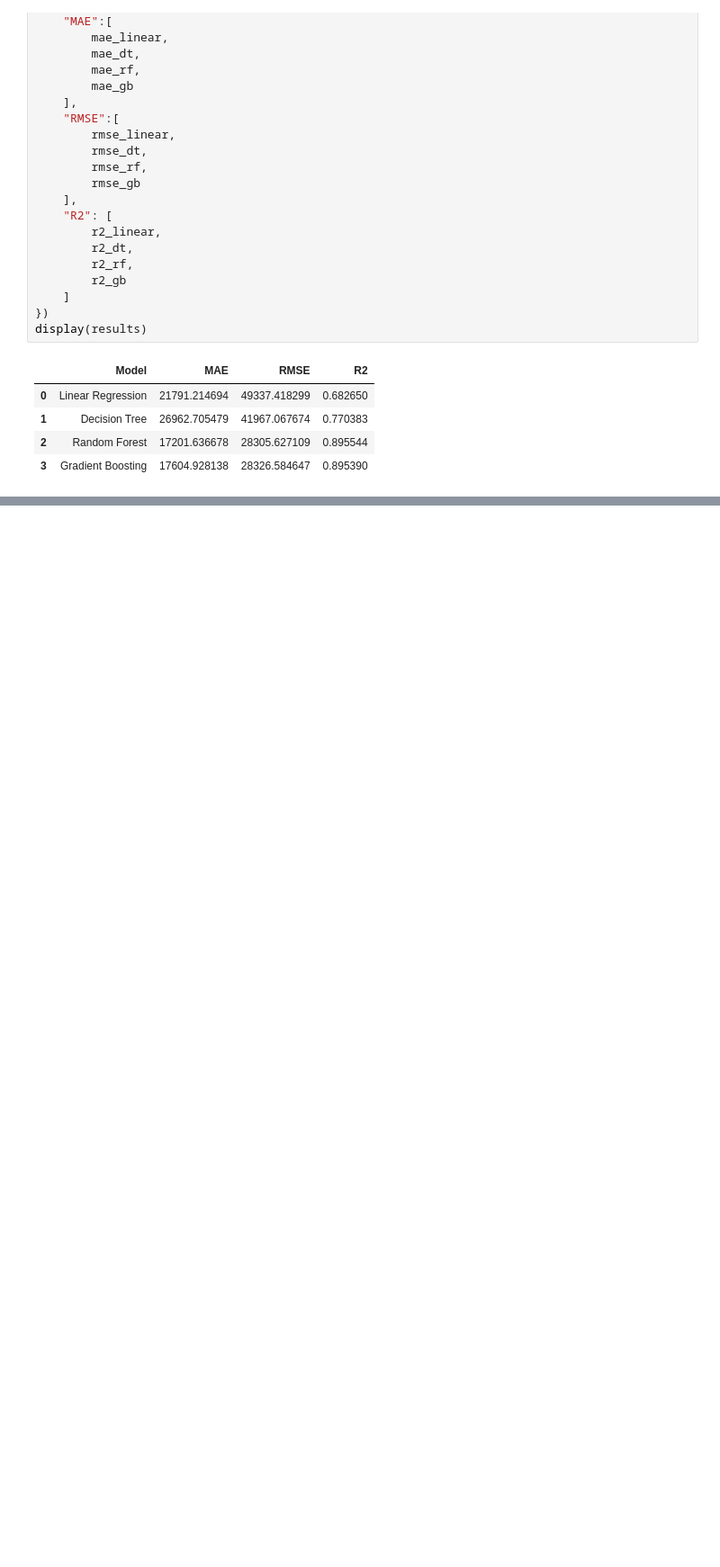
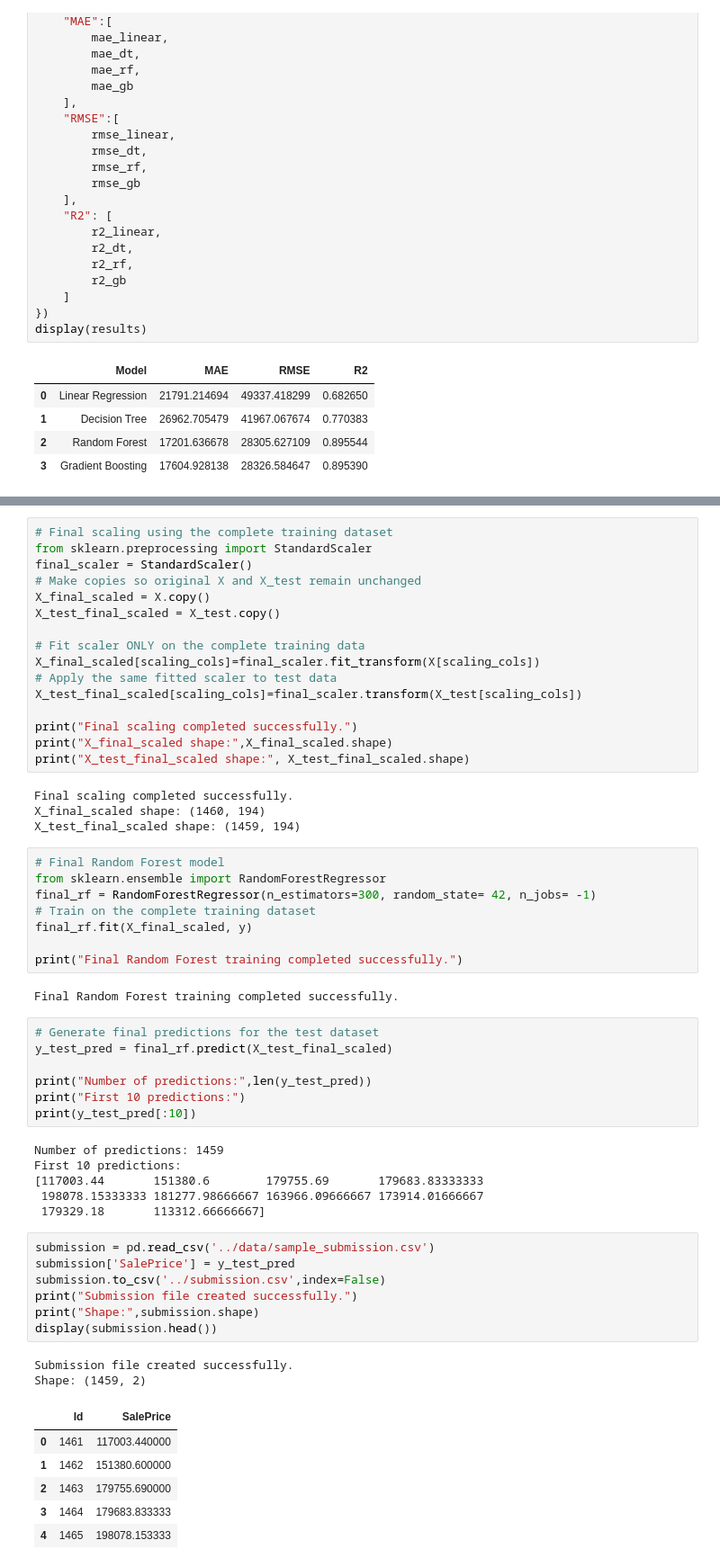
Before and after one commit to pawarsakshi6080-cloud/house-price-prediction-, a Jupyter notebook: notebook/house_price_prediction.ipynb, the cells around one changed output, grey strips where cells are left out. Shown at 90% size. Drawn from its saved outputs; the diff is of its cells as text; blank space fills up the shorter version.

Commit message:
Create final kaggle submission file

```diff
--- a/notebook/house_price_prediction.ipynb
+++ b/notebook/house_price_prediction.ipynb
@@ -1358,0 +1419,59 @@ display(results)
+# %%
+# Final scaling using the complete training dataset
+from sklearn.preprocessing import StandardScaler
+final_scaler = StandardScaler()
+# Make copies so original X and X_test remain unchanged
+X_final_scaled = X.copy()
+X_test_final_scaled = X_test.copy()
+
+# Fit scaler ONLY on the complete training data
+X_final_scaled[scaling_cols]=final_scaler.fit_transform(X[scaling_cols])
+# Apply the same fitted scaler to test data
+X_test_final_scaled[scaling_cols]=final_scaler.transform(X_test[scaling_cols])
+
+print("Final scaling completed successfully.")
+print("X_final_scaled shape:",X_final_scaled.shape)
+print("X_test_final_scaled shape:", X_test_final_scaled.shape)
+# %% [output]
+Final scaling completed successfully.
+X_final_scaled shape: (1460, 194)
+X_test_final_scaled shape: (1459, 194)
+# %%
+# Final Random Forest model
+from sklearn.ensemble import RandomForestRegressor
+final_rf = RandomForestRegressor(n_estimators=300, random_state= 42, n_jobs= -1)
+# Train on the complete training dataset
+final_rf.fit(X_final_scaled, y)
+
+print("Final Random Forest training completed successfully.")
+# %% [output]
+Final Random Forest training completed successfully.
+# %%
+# Generate final predictions for the test dataset
+y_test_pred = final_rf.predict(X_test_final_scaled)
+
+print("Number of predictions:",len(y_test_pred))
+print("First 10 predictions:")
+print(y_test_pred[:10])
+# %% [output]
+Number of predictions: 1459
+First 10 predictions:
+[117003.44       151380.6        179755.69       179683.83333333
+ 198078.15333333 181277.98666667 163966.09666667 173914.01666667
+ 179329.18       113312.66666667]
+# %%
+submission = pd.read_csv('../data/sample_submission.csv')
+submission['SalePrice'] = y_test_pred
+submission.to_csv('../submission.csv',index=False)
+print("Submission file created successfully.")
+print("Shape:",submission.shape)
+display(submission.head())
+# %% [output]
+Submission file created successfully.
+Shape: (1459, 2)
+|  | Id | SalePrice |
+| 0 | 1461 | 117003.440000 |
+| 1 | 1462 | 151380.600000 |
+| 2 | 1463 | 179755.690000 |
+| 3 | 1464 | 179683.833333 |
+| 4 | 1465 | 198078.153333 |
```
Also changed, not shown: parts of 8 cells of this notebook, 2 other files.
